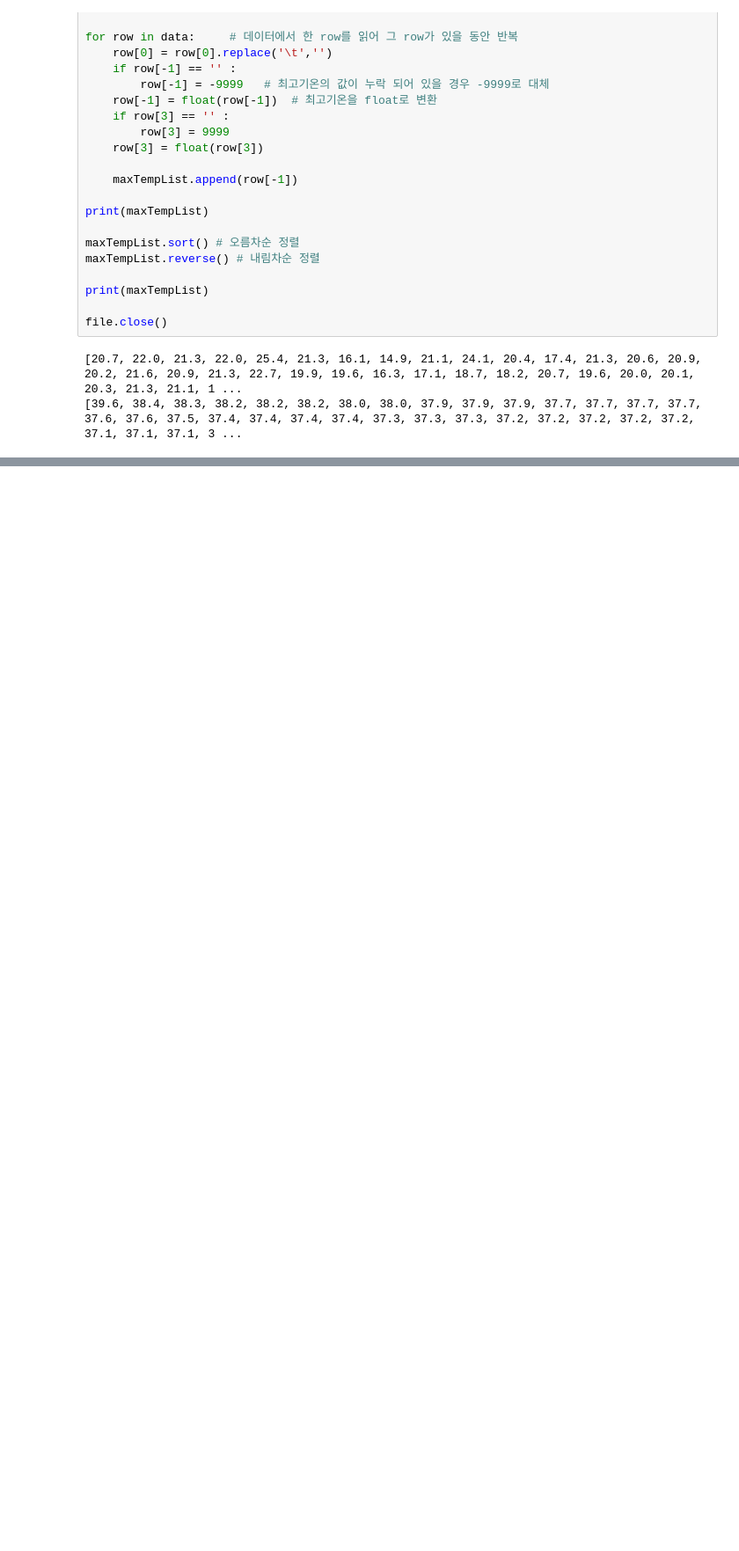
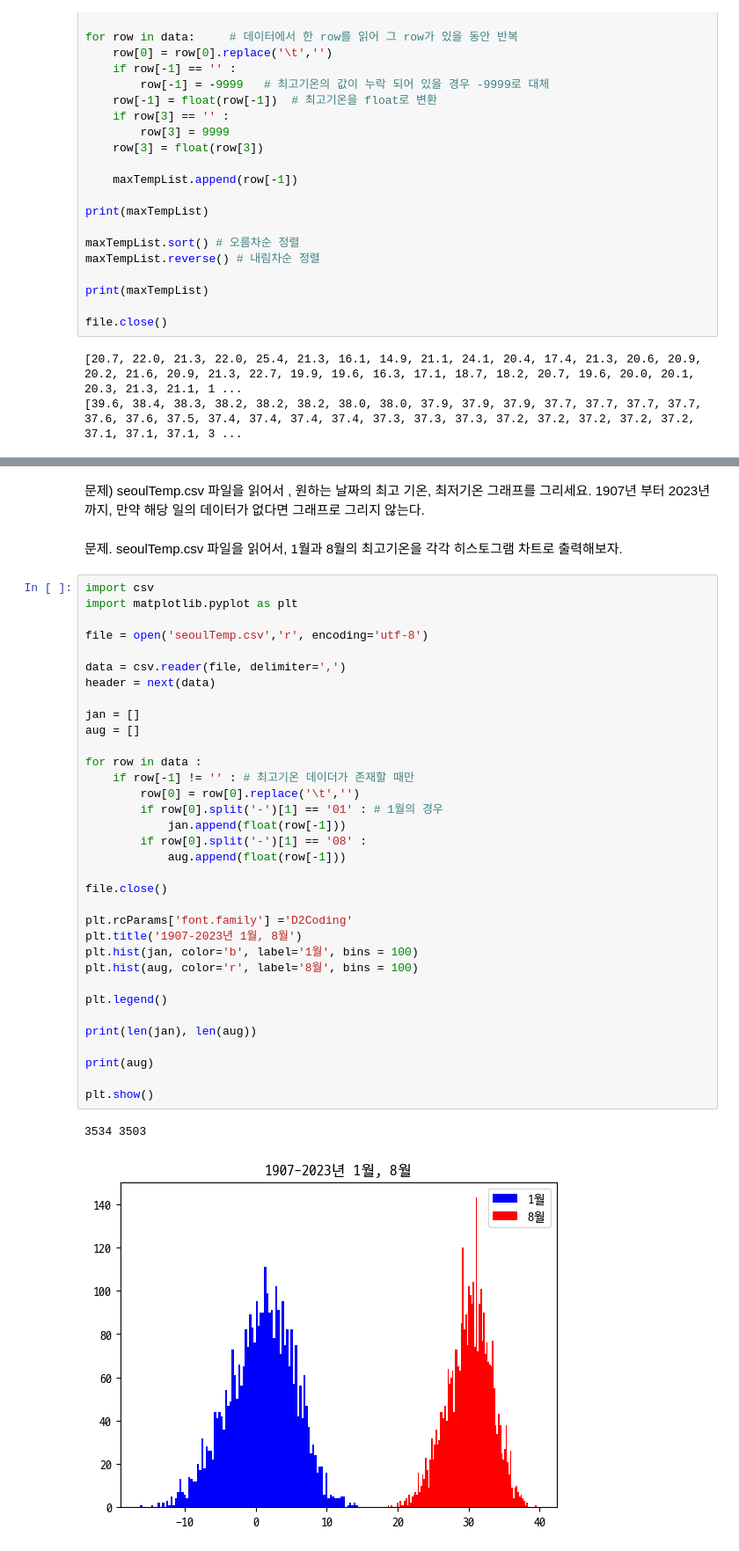
Before and after one commit to pgyseven/Python, a Jupyter notebook: seoulTemp.ipynb, the cells around one changed output, grey strips where cells are left out. Shown at 88% size. Saved outputs shown, nothing was run; the diff lists cells and outputs as text; blank space fills up the shorter version.

Commit message:
feat: 그래프로 시작화

```diff
--- a/seoulTemp.ipynb
+++ b/seoulTemp.ipynb
@@ -144,0 +196,42 @@ file.close()
+# %% [markdown]
+문제) seoulTemp.csv 파일을 읽어서 , 원하는 날짜의 최고 기온, 최저기온 그래프를 그리세요.
+1907년 부터 2023년 까지, 만약 해당 일의 데이터가 없다면 그래프로 그리지 않는다.
+# %% [markdown]
+문제. seoulTemp.csv 파일을 읽어서, 1월과 8월의 최고기온을 각각 히스토그램 차트로 출력해보자.
+# %%
+import csv
+import matplotlib.pyplot as plt
+
+file = open('seoulTemp.csv','r', encoding='utf-8')
+
+data = csv.reader(file, delimiter=',')
+header = next(data)
+
+jan = []
+aug = []
+
+for row in data :
+    if row[-1] != '' : # 최고기온 데이더가 존재할 때만
+        row[0] = row[0].replace('\t','')
+        if row[0].split('-')[1] == '01' : # 1월의 경우
+            jan.append(float(row[-1]))
+        if row[0].split('-')[1] == '08' :
+            aug.append(float(row[-1]))
+
+file.close()
+
+plt.rcParams['font.family'] ='D2Coding'
+plt.title('1907-2023년 1월, 8월')
+plt.hist(jan, color='b', label='1월', bins = 100)
+plt.hist(aug, color='r', label='8월', bins = 100)
+
+plt.legend()
+
+print(len(jan), len(aug))
+
+print(aug)
+
+plt.show()
+# %% [output]
+3534 3503
+[figure, added]
```
Also changed, not shown: parts of 2 cells of this notebook, 2 other files.
